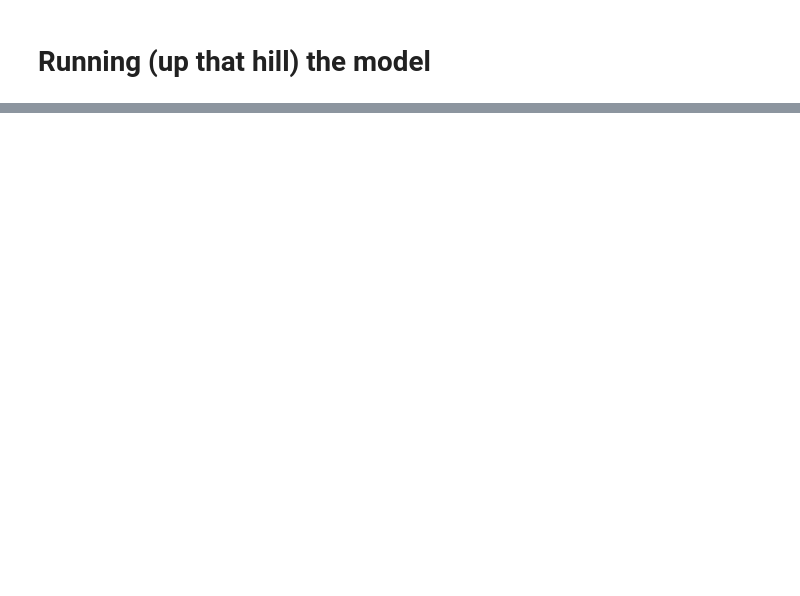
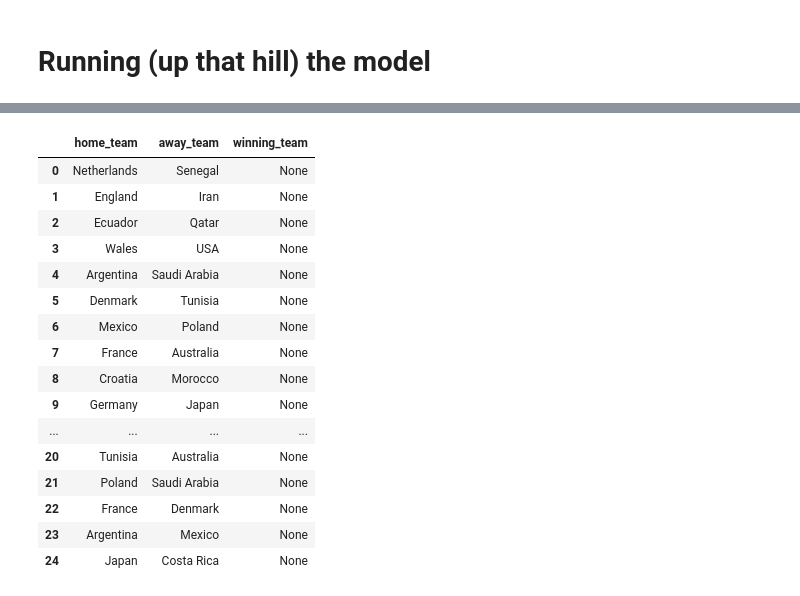
Before and after one commit to madelynbaker/2022-World-Cup-Prediction, a Jupyter notebook: compiled_df.ipynb, the cells around one changed output, grey strips where cells are left out. Drawn from its saved outputs; the diff is of its cells as text; code cells hidden in the pictures; blank space fills up the shorter version.

```diff
--- a/compiled_df.ipynb
+++ b/compiled_df.ipynb
@@ -212,15 +260,33 @@ schedule
 # %%
 pred_set= []
 for index, row in schedule.iterrows():
     if row['first_position'] < row['second_position']:
         pred_set.append({'home_team': row['Home Team'], 'away_team': row['Away Team'], 'winning_team': None})
     else:
         pred_set.append({'home_team': row['Away Team'], 'away_team': row['Home Team'], 'winning_team': None})
 
 pred_set = pd.DataFrame(pred_set)
 backup_pred_set = pred_set
 
-pred_set.head()
+pred_set.head(25)
+# %% [output]
+|  | home_team | away_team | winning_team |
+| 0 | Netherlands | Senegal | None |
+| 1 | England | Iran | None |
+| 2 | Ecuador | Qatar | None |
+| 3 | Wales | USA | None |
+| 4 | Argentina | Saudi Arabia | None |
+| 5 | Denmark | Tunisia | None |
+| 6 | Mexico | Poland | None |
+| 7 | France | Australia | None |
+| 8 | Croatia | Morocco | None |
+| 9 | Germany | Japan | None |
+| ... | ... | ... | ... |
+| 20 | Tunisia | Australia | None |
+| 21 | Poland | Saudi Arabia | None |
+| 22 | France | Denmark | None |
+| 23 | Argentina | Mexico | None |
+| 24 | Japan | Costa Rica | None |
 # %%
 # # Get dummy variables and drop winning_team column
 pred_set = pd.get_dummies(pred_set, prefix=['home_team', 'away_team'], columns=['home_team', 'away_team'])
```
Also changed, not shown: parts of 33 cells of this notebook, 1 other file.
